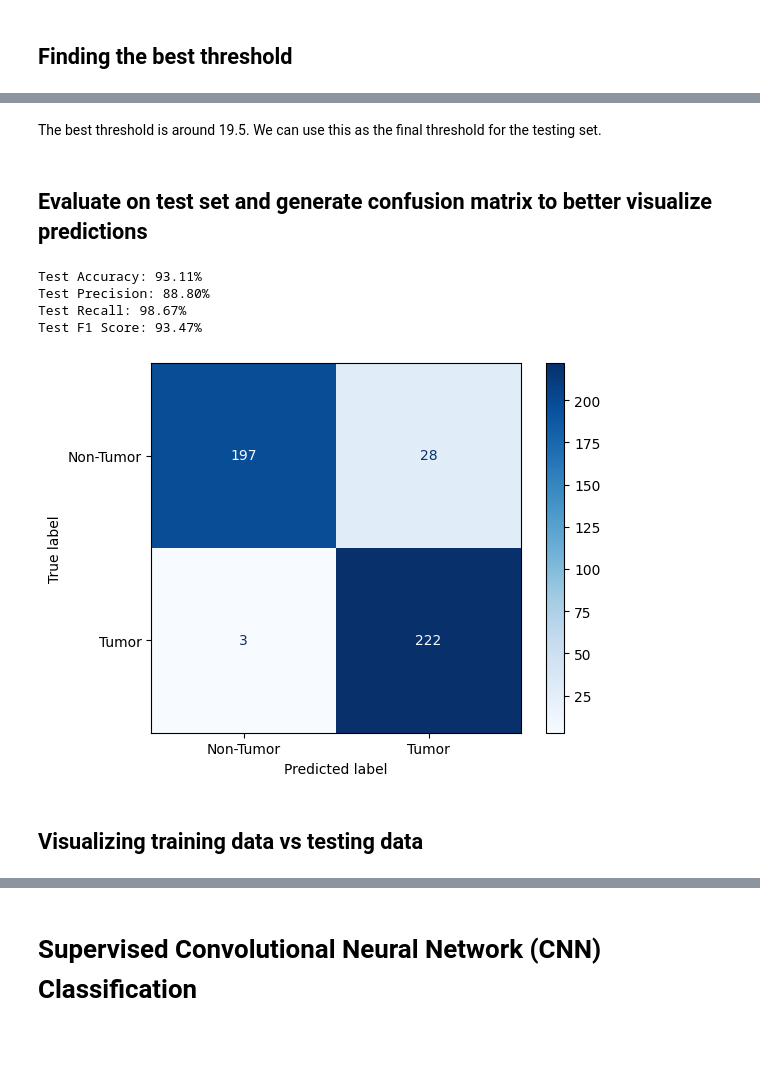
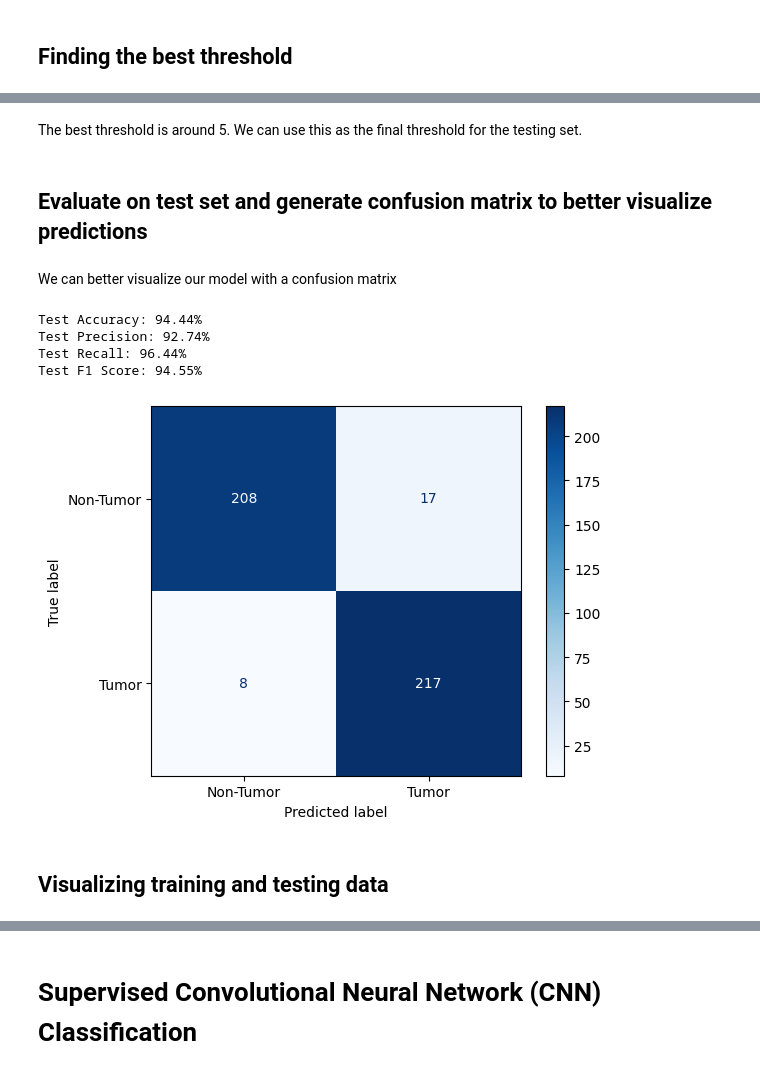
Before and after one commit to 4nanya-K/Brain-MRI-Scan-Tumor-Detection, a Jupyter notebook: Classification.ipynb, the cells around one changed output, grey strips where cells are left out. Saved outputs shown, nothing was run; the diff lists cells and outputs as text; code cells hidden in the pictures; blank space fills up the shorter version.

Commit message:
pca visualization

```diff
--- a/Classification.ipynb
+++ b/Classification.ipynb
@@ -151,9 +151,11 @@ display_images_by_label(label_0_images, label=0, num_images=5)
 ## Flattening and normalizing the data:
 # %%
 def preprocess_images_pca(images):
+
     images = np.array(images)
     images_flat = images.reshape(images.shape[0], -1)
-    images_normalized = (images_flat - images_flat.mean(axis=0)) / images_flat.std(axis=0)
+    images_normalized = images_flat / 255.0
+
     return images_normalized
 # %% [markdown]
 ## Fitting PCA
@@ -185,7 +194,11 @@ def pca_classification(X, y, threshold):
     X_labels = np.array([1 if error > threshold else 0 for error in reconstruction_error])
 
     accuracy = accuracy_score(y, X_labels) * 100
+    prec = precision_score(y, X_labels) * 100
+    rec = recall_score(y, X_labels) * 100
     f1 = f1_score(y, X_labels) * 100
-    return accuracy, f1, X_labels
+
+
+    return accuracy, prec, rec, f1, X_labels
 # %% [markdown]
 ## Finding the best threshold
@@ -208,26 +207,18 @@ Adjusting the initial threshold till we find the best one that maximizes F1 scor
 # %%
-best_threshold = None
-best_val_f1 = 0
-thresholds = np.arange(initial_threshold - 5, initial_threshold + 15, 2.5)
+thresholds = np.arange(0, 11, 2.5)
+best_threshold, best_val_f1 = None, 0
 
-for threshold in thresholds:
-    print(f"Testing Threshold: {threshold:.2f}")
+for threshold in tqdm(thresholds, desc='Calculating thresholds'):
+    _, _, _, val_f1, _ = pca_classification(X_val, y_val, threshold)
 
-    train_accuracy, train_f1,_ = pca_classification(X_train, y_train, threshold)
-    print(f"Training Accuracy: {train_accuracy:.2f}%, Training F1 Score: {train_f1:.2f}%")
-
-    val_accuracy, val_f1, _ = pca_classification(X_val, y_val, threshold)
-    print(f"Validation Accuracy: {val_accuracy:.2f}%, Validation F1 Score: {val_f1:.2f}%")
-
-    print('-----------------------------')
+    print(f"Testing Threshold: {threshold:.2f}, Validation F1 Score: {val_f1:.2f}%")
 
     if val_f1 > best_val_f1:
-        best_val_f1 = val_f1
-        best_threshold = threshold
-        best_train_accuracy = train_accuracy
-        best_train_f1 = train_f1
-        best_val_accuracy = val_accuracy
+            best_val_f1 = val_f1
+            best_threshold = threshold
 
-print(f"Best Threshold: {best_threshold:.2f}")
-print(f"Best Validation F1 Score: {best_val_f1:.2f}")
+
+print("\n")
+print(f"Best Threshold: {best_threshold:.2f}%")
+print(f"Best Validation F1 Score: {best_val_f1:.2f}%")
 # %% [output]
@@ -251,25 +234,25 @@ Best Validation F1 Score: 94.92
 # %% [markdown]
-The best threshold is around 19.5. We can use this as the final threshold for the testing set.
+The best threshold is around 5. We can use this as the final threshold for the testing set.
 # %% [markdown]
 ## Evaluate on test set and generate confusion matrix to better visualize predictions
+# %% [markdown]
+We can better visualize our model with a confusion matrix
 # %%
-accuracy, f1, X_labels = pca_classification(X_test, y_test, best_threshold)
-precision = precision_score(y_test, X_labels) * 100
-recall = recall_score(y_test, X_labels) * 100
+accuracy, precision, recall, f1, X_labels = pca_classification(X_test, y_test, best_threshold)
 
 print(f"Test Accuracy: {accuracy:.2f}%")
 print(f"Test Precision: {precision:.2f}%")
 print(f"Test Recall: {recall:.2f}%")
 print(f"Test F1 Score: {f1:.2f}%")
 
 cm = confusion_matrix(y_test, X_labels)
 disp = ConfusionMatrixDisplay(confusion_matrix=cm, display_labels=["Non-Tumor", "Tumor"])
 disp.plot(cmap="Blues", values_format='d');
 # %% [output]
-Test Accuracy: 93.11%
-Test Precision: 88.80%
-Test Recall: 98.67%
-Test F1 Score: 93.47%
+Test Accuracy: 94.44%
+Test Precision: 92.74%
+Test Recall: 96.44%
+Test F1 Score: 94.55%
-[figure, old version]
+[figure, new version]
-# %% [markdown]
-## Visualizing training data vs testing data
+# %% [markdown]
+## Visualizing training and testing data
```
Also changed, not shown: parts of 11 cells of this notebook.
